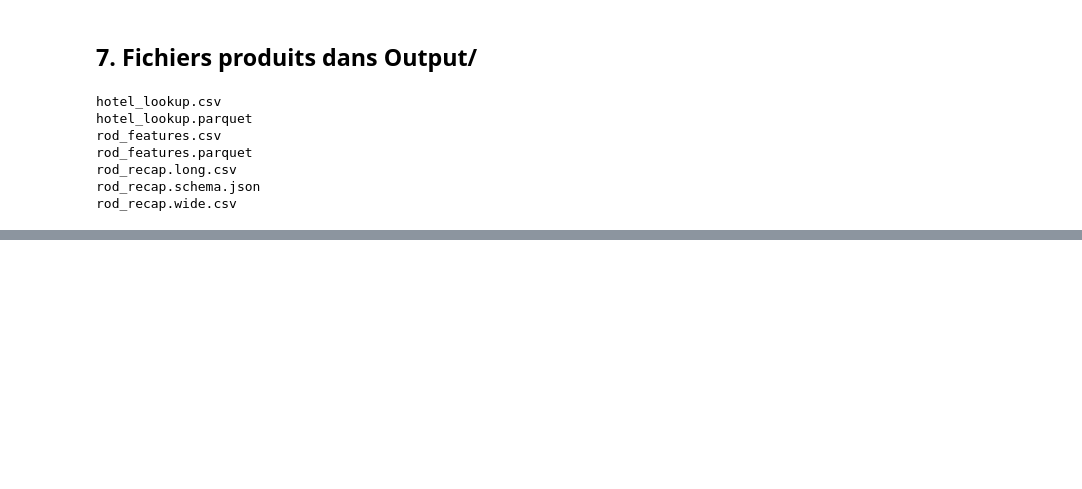
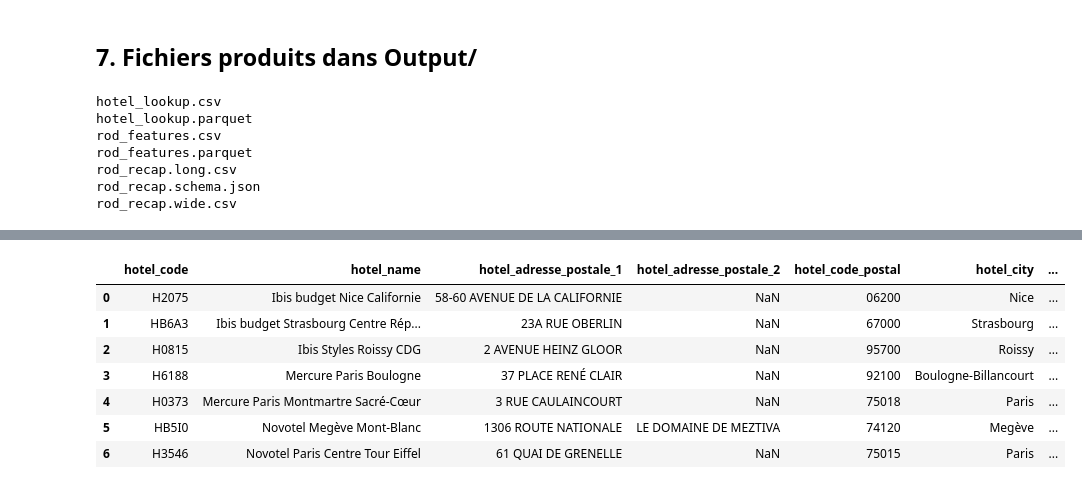
Before and after one commit to klaghmari-github/hotels, a Jupyter notebook: prepare/RodPrep/Explore/explore.ipynb, the cells around one changed output, grey strips where cells are left out. Saved outputs shown, nothing was run; the diff lists cells and outputs as text; code cells hidden in the pictures; blank space fills up the shorter version.

```diff
--- a/prepare/RodPrep/Explore/explore.ipynb
+++ b/prepare/RodPrep/Explore/explore.ipynb
@@ -321,0 +401,40 @@ map_cols = {'hotel_code': 'hotel_code',
+# %%
+# Contrat : dummy FRANCHISE / MANAGE (ou MANAGÉ)
+contrat = hotel_features["hotel_contrat_type"].astype(str).str.upper().str.strip()
+hotel_features["hotel_contrat_type_franchise"] = (contrat == "FRANCHISE").astype(float)
+hotel_features["hotel_contrat_type_manage"] = contrat.str.startswith("MANAG").astype(float)
+hotel_features = hotel_features.drop(columns=["hotel_contrat_type"])
+
+# Marque : dummy puis suppression de hotel_brand
+brand = hotel_features["hotel_brand"].astype(str).str.upper().str.strip()
+hotel_features["hotel_brand_IBIS_BUDGET"] = (brand == "IBIS BUDGET").astype(float)
+hotel_features["hotel_brand_ibis_styles"] = (brand == "IBIS STYLES").astype(float)
+hotel_features["hotel_brand_mercure"] = (brand == "MERCURE").astype(float)
+hotel_features["hotel_brand_novotel"] = (brand == "NOVOTEL").astype(float)
+hotel_features = hotel_features.drop(columns=["hotel_brand"])
+
+# Ordre des colonnes : identifiants / adresse, puis numériques
+ID_COLS = [
+    "hotel_code",
+    "hotel_name",
+    "hotel_adresse_postale_1",
+    "hotel_adresse_postale_2",
+    "hotel_code_postal",
+    "hotel_city",
+]
+numeric_cols = [
+    c
+    for c in hotel_features.columns
+    if c not in ID_COLS and pd.api.types.is_numeric_dtype(hotel_features[c])
+]
+hotel_features = hotel_features[ID_COLS + numeric_cols]
+hotel_features
+# %% [output]
+|  | hotel_code | hotel_name | hotel_adresse_postale_1 | hotel_adresse_postale_2 | hotel_code_postal | hotel_city | ... |
+| 0 | H2075 | Ibis budget Nice Californie | 58-60 AVENUE DE LA CALIFORNIE | NaN | 06200 | Nice | ... |
+| 1 | HB6A3 | Ibis budget Strasbourg Centre Rép... | 23A RUE OBERLIN | NaN | 67000 | Strasbourg | ... |
+| 2 | H0815 | Ibis Styles Roissy CDG | 2 AVENUE HEINZ GLOOR | NaN | 95700 | Roissy | ... |
+| 3 | H6188 | Mercure Paris Boulogne | 37 PLACE RENÉ CLAIR | NaN | 92100 | Boulogne-Billancourt | ... |
+| 4 | H0373 | Mercure Paris Montmartre Sacré-Cœur | 3 RUE CAULAINCOURT | NaN | 75018 | Paris | ... |
+| 5 | HB5I0 | Novotel Megève Mont-Blanc | 1306 ROUTE NATIONALE | LE DOMAINE DE MEZTIVA | 74120 | Megève | ... |
+| 6 | H3546 | Novotel Paris Centre Tour Eiffel | 61 QUAI DE GRENELLE | NaN | 75015 | Paris | ... |
```
Also changed, not shown: parts of 5 cells of this notebook, 1 other file.
